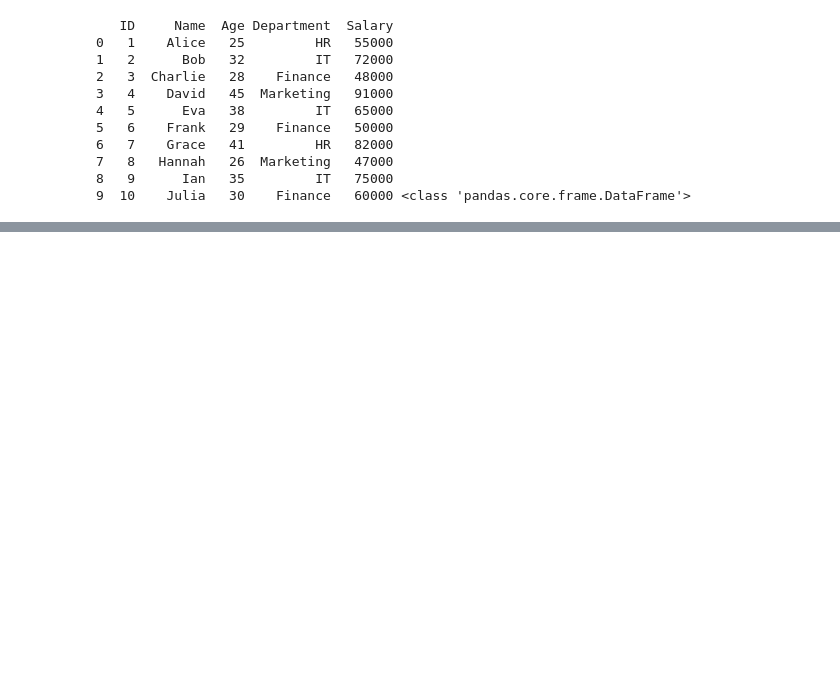
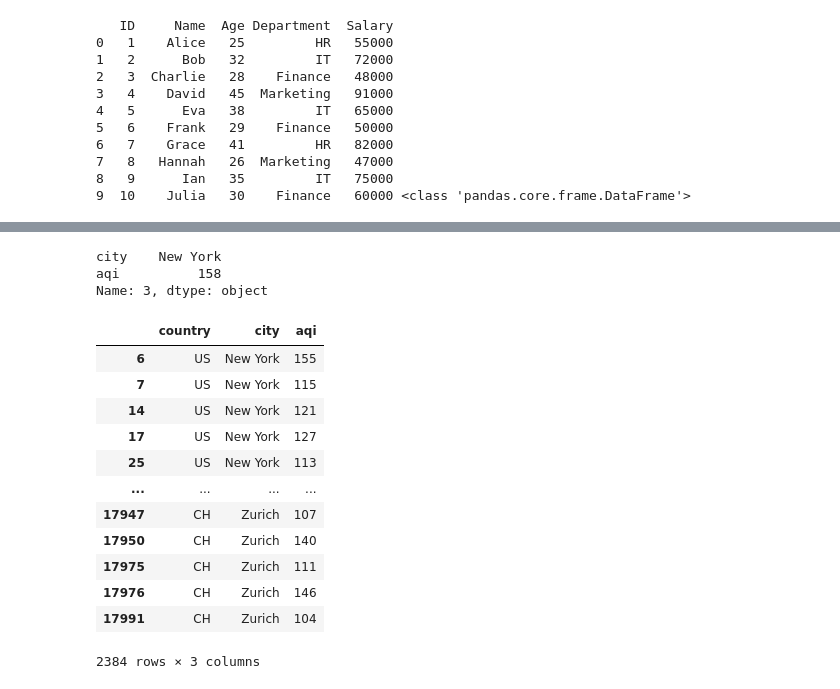
Before and after one commit to Zeyadkhan-29/PrimeNotes, a Jupyter notebook: pandas_tutorial.ipynb, the cells around one changed output, grey strips where cells are left out. Cells and saved outputs as stored; diff of their text form; code cells hidden in the pictures; blank space fills up the shorter version.

```diff
--- a/pandas_tutorial.ipynb
+++ b/pandas_tutorial.ipynb
@@ -273,0 +298,37 @@ memory usage: 2.1+ MB
+# %%
+#filtering data
+df[df["aqi"] > 100]
+df[(df["aqi"]>100) & (df["temperature"]>30) & (df["humidity"]>50)]
+city_aqi_data=df[df["aqi"] > 100][["city","aqi"]]
+city_aqi_data
+city_aqi_data.iloc[0]
+#city_aqi_data.loc[1] #give error because its not exist cuz it access with #lable
+city_aqi_data.loc[3] #lable 3 is there in our city aqi data that why it give output
+city_aqi_data.iloc[1] #its give output because its access with index vise no matter what is label
+# %% [output]
+city    New York
+aqi          158
+Name: 3, dtype: object
+# %%
+#filtering data with query() method
+df.query("aqi > 100 & temperature > 30") [["country","city","aqi"]]
+
+# @ to reference python vars
+aqi_val = 100
+temp_val= 30
+aqi_data=df.query("aqi > @aqi_val & temperature > @temp_val") [["country","city","aqi"]].copy()
+aqi_data
+# %% [output]
+|  | country | city | aqi |
+| 6 | US | New York | 155 |
+| 7 | US | New York | 115 |
+| 14 | US | New York | 121 |
+| 17 | US | New York | 127 |
+| 25 | US | New York | 113 |
+| ... | ... | ... | ... |
+| 17947 | CH | Zurich | 107 |
+| 17950 | CH | Zurich | 140 |
+| 17975 | CH | Zurich | 111 |
+| 17976 | CH | Zurich | 146 |
+| 17991 | CH | Zurich | 104 |
+2384 rows × 3 columns
```
Also changed, not shown: parts of 10 cells of this notebook.
